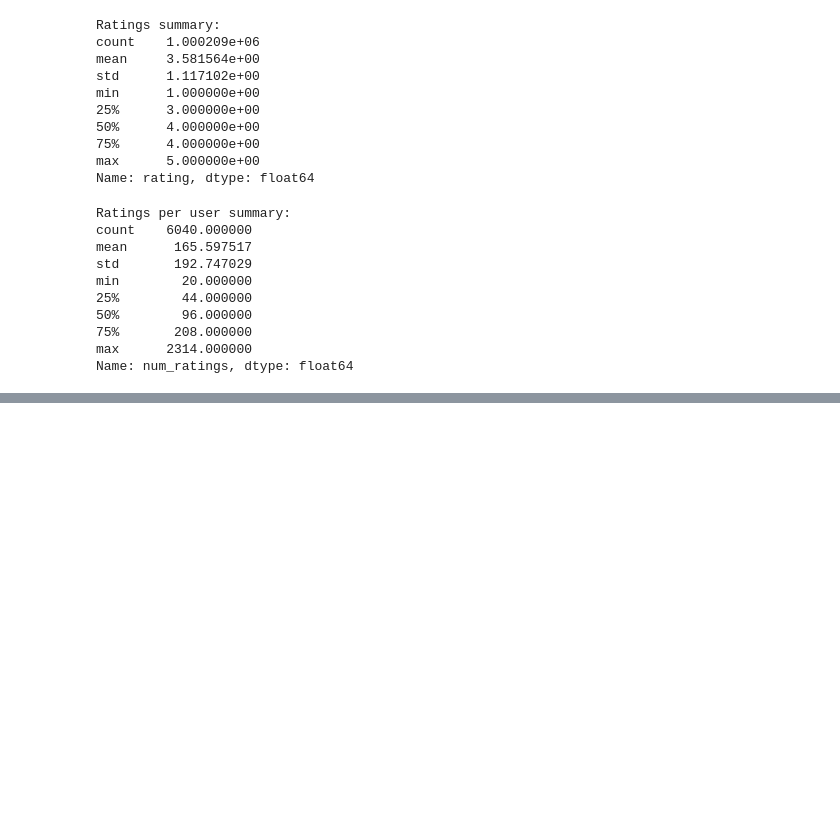
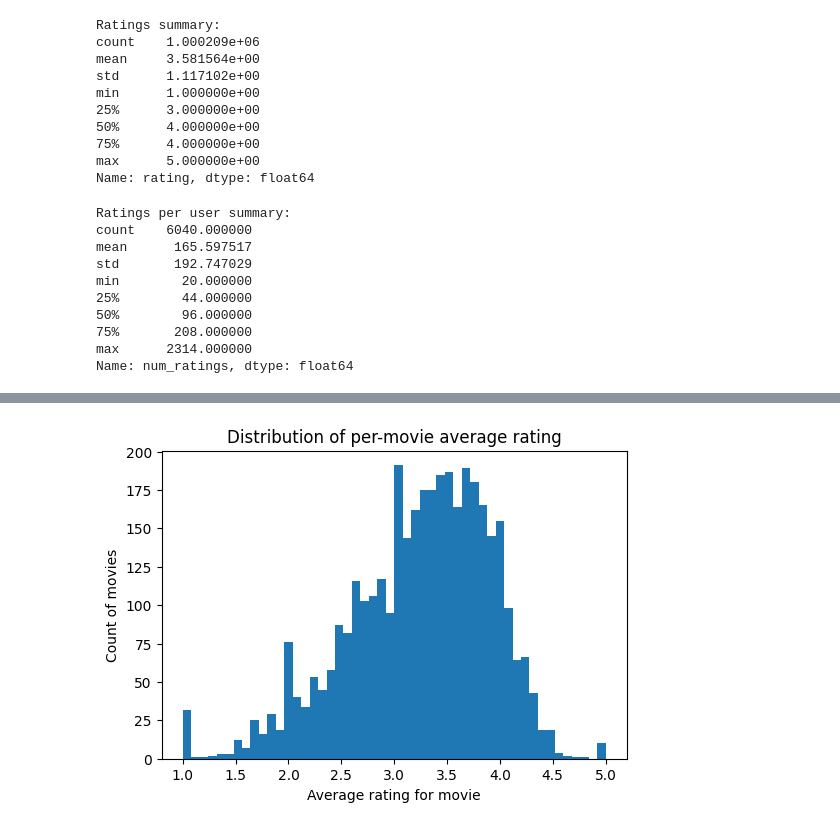
Before and after one commit to lunatic-bot/MovieRecommender, a Jupyter notebook: notebooks/data_exploration.ipynb, the cells around one changed output, grey strips where cells are left out. Saved outputs shown, nothing was run; the diff lists cells and outputs as text; code cells hidden in the pictures; blank space fills up the shorter version.

```diff
--- a/notebooks/data_exploration.ipynb
+++ b/notebooks/data_exploration.ipynb
@@ -164,0 +276,11 @@ Name: num_ratings, dtype: float64
+# %%
+# Per-movie mean rating distribution (shows which movies are rated high on average)
+movie_mean = ratings.groupby('movieId')['rating'].mean()
+plt.figure(figsize=(6,4))
+plt.hist(movie_mean, bins=50)
+plt.xlabel("Average rating for movie")
+plt.ylabel("Count of movies")
+plt.title("Distribution of per-movie average rating")
+plt.show()
+# %% [output]
+[figure, added]
```
Also changed, not shown: parts of 16 cells of this notebook.
